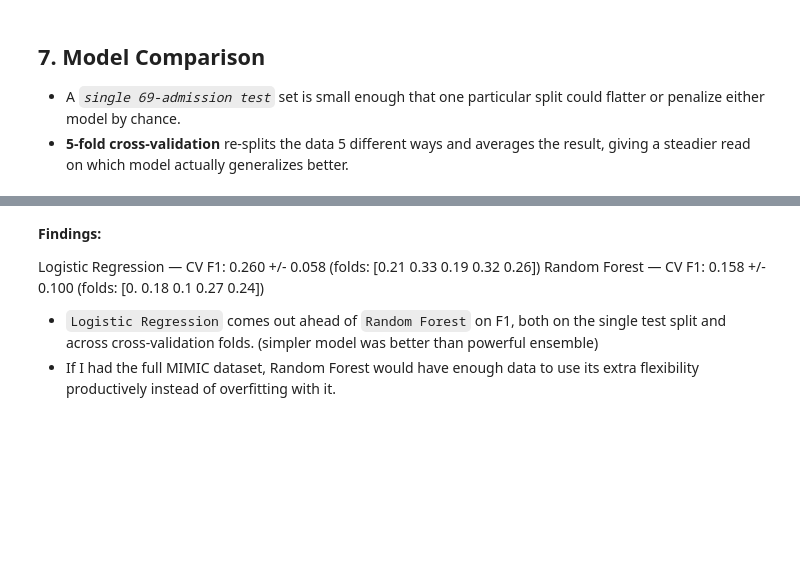
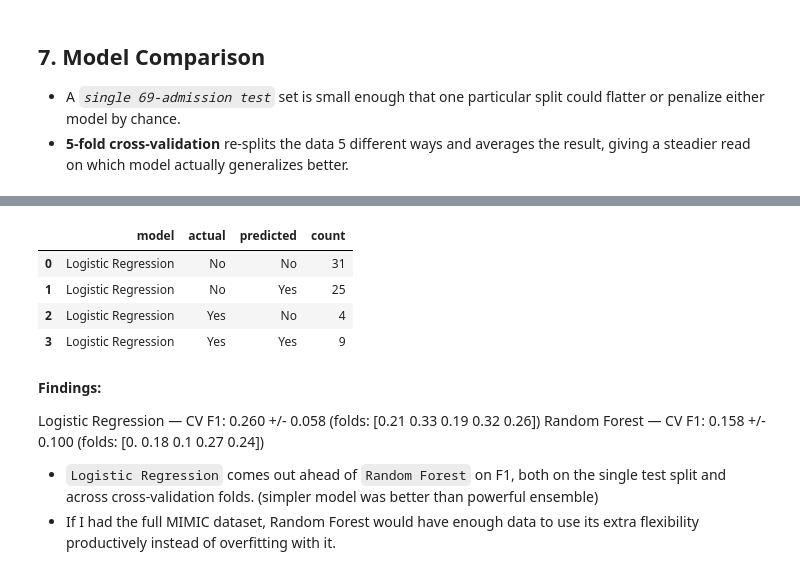
Before and after one commit to nadiyashahaibi-DA/Healthcare_Risk_Platform, a Jupyter notebook: Notebook/05_machine_learning.ipynb, the cells around one changed output, grey strips where cells are left out. Saved outputs shown, nothing was run; the diff lists cells and outputs as text; code cells hidden in the pictures; blank space fills up the shorter version.

```diff
--- a/Notebook/05_machine_learning.ipynb
+++ b/Notebook/05_machine_learning.ipynb
@@ -242,3 +289,27 @@ Random Forest        — CV F1: 0.153 +/- 0.095   (folds: [0.   0.21 0.08 0.23 0
+# %%
+# Confusion matrix for the winning model (Logistic Regression) only, in long
+# format for Tableau. Random Forest is intentionally left out of this export:
+# the "Confusion Matrix" dashboard chart is scoped to the model we chose
+# (see Section 7), so keeping only one model here means there is no "model"
+# field left in the file to forget to filter by in Tableau.
+def cm_to_long(cm, model_name):
+    labels = ["No", "Yes"]
+    rows = []
+    for i, actual in enumerate(labels):
+        for j, predicted in enumerate(labels):
+            rows.append({"model": model_name, "actual": actual, "predicted": predicted, "count": int(cm[i][j])})
+    return pd.DataFrame(rows)
+
+confusion_matrix_long = cm_to_long(cm_lr, "Logistic Regression")
+
+confusion_matrix_long.to_csv(f"{PROCESSED}/confusion_matrix_long.csv", index=False)
+confusion_matrix_long
+# %% [output]
+|  | model | actual | predicted | count |
+| 0 | Logistic Regression | No | No | 31 |
+| 1 | Logistic Regression | No | Yes | 25 |
+| 2 | Logistic Regression | Yes | No | 4 |
+| 3 | Logistic Regression | Yes | Yes | 9 |
 # %% [markdown]
 **Findings:**
 
```
Also changed, not shown: parts of 9 cells of this notebook, 24 other files.
